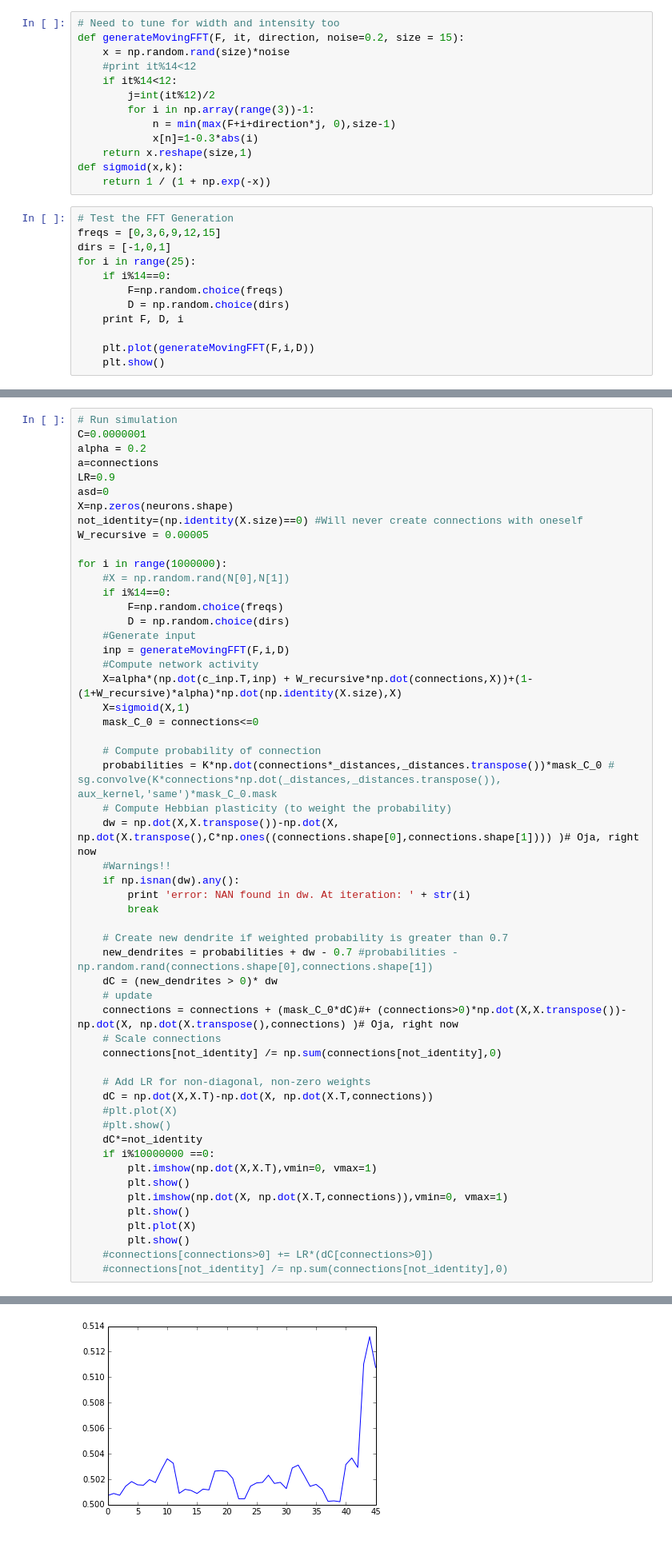
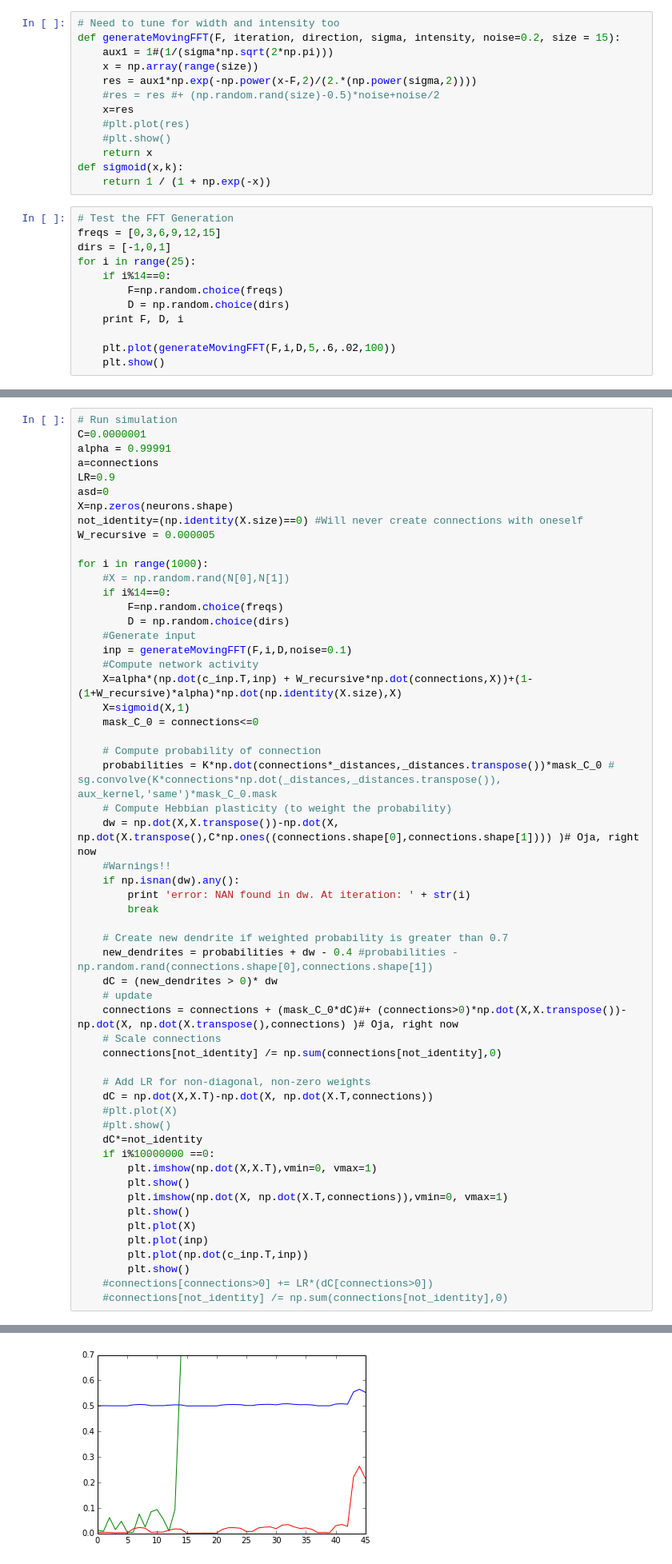
Before and after one commit to jypuigbo/TheanoNNs, a Jupyter notebook: synaptogenesis_clean.ipynb, the cells around one changed output, grey strips where cells are left out. Shown at 80% size. Drawn from its saved outputs; the diff is of its cells as text.

```diff
--- a/synaptogenesis_clean.ipynb
+++ b/synaptogenesis_clean.ipynb
@@ -9,15 +9,15 @@ from time import time
 %matplotlib inline
 # %%
 # Need to tune for width and intensity too
-def generateMovingFFT(F, it, direction, noise=0.2, size = 15):
-    x = np.random.rand(size)*noise
-    #print it%14<12
-    if it%14<12:
-        j=int(it%12)/2
-        for i in np.array(range(3))-1:
-            n = min(max(F+i+direction*j, 0),size-1)
-            x[n]=1-0.3*abs(i)
-    return x.reshape(size,1)
+def generateMovingFFT(F, iteration, direction, sigma, intensity, noise=0.2, size = 15):
+    aux1 = 1#(1/(sigma*np.sqrt(2*np.pi)))
+    x = np.array(range(size))
+    res = aux1*np.exp(-np.power(x-F,2)/(2.*(np.power(sigma,2))))
+    #res = res #+ (np.random.rand(size)-0.5)*noise+noise/2
+    x=res
+    #plt.plot(res)
+    #plt.show()
+    return x
 def sigmoid(x,k):
     return 1 / (1 + np.exp(-x))
 # %%
@@ -30,6 +30,6 @@ for i in range(25):
         D = np.random.choice(dirs)
     print F, D, i
 
-    plt.plot(generateMovingFFT(F,i,D))
+    plt.plot(generateMovingFFT(F,i,D,5,.6,.02,100))
     plt.show()
 # %% [output]
@@ -122,21 +122,21 @@ Shape = (15, 46)
 # %%
 # Run simulation
 C=0.0000001
-alpha = 0.2
+alpha = 0.99991
 a=connections
 LR=0.9
 asd=0
 X=np.zeros(neurons.shape)
 not_identity=(np.identity(X.size)==0) #Will never create connections with oneself
-W_recursive = 0.00005
+W_recursive = 0.000005
 
-for i in range(1000000):
+for i in range(1000):
     #X = np.random.rand(N[0],N[1])
     if i%14==0:
         F=np.random.choice(freqs)
         D = np.random.choice(dirs)
     #Generate input
-    inp = generateMovingFFT(F,i,D)
+    inp = generateMovingFFT(F,i,D,noise=0.1)
     #Compute network activity
     X=alpha*(np.dot(c_inp.T,inp) + W_recursive*np.dot(connections,X))+(1-(1+W_recursive)*alpha)*np.dot(np.identity(X.size),X)
     X=sigmoid(X,1)
@@ -152,7 +152,7 @@ for i in range(1000000):
         break
 
     # Create new dendrite if weighted probability is greater than 0.7
-    new_dendrites = probabilities + dw - 0.7 #probabilities - np.random.rand(connections.shape[0],connections.shape[1])
+    new_dendrites = probabilities + dw - 0.4 #probabilities - np.random.rand(connections.shape[0],connections.shape[1])
     dC = (new_dendrites > 0)* dw
     # update
     connections = connections + (mask_C_0*dC)#+ (connections>0)*np.dot(X,X.transpose())-np.dot(X, np.dot(X.transpose(),connections) )# Oja, right now
@@ -170,6 +170,8 @@ for i in range(1000000):
         plt.imshow(np.dot(X, np.dot(X.T,connections)),vmin=0, vmax=1)
         plt.show()
         plt.plot(X)
+        plt.plot(inp)
+        plt.plot(np.dot(c_inp.T,inp))
         plt.show()
     #connections[connections>0] += LR*(dC[connections>0])
     #connections[not_identity] /= np.sum(connections[not_identity],0)
@@ -179,4 +181,4 @@ for i in range(1000000):
-[figure, old version]
+[figure, new version]
 # %%
 plt.imshow(connections*not_identity,vmin=0,vmax=1)
 plt.title('current Connections')
```
Also changed, not shown: parts of 5 cells of this notebook, 1 other file.
